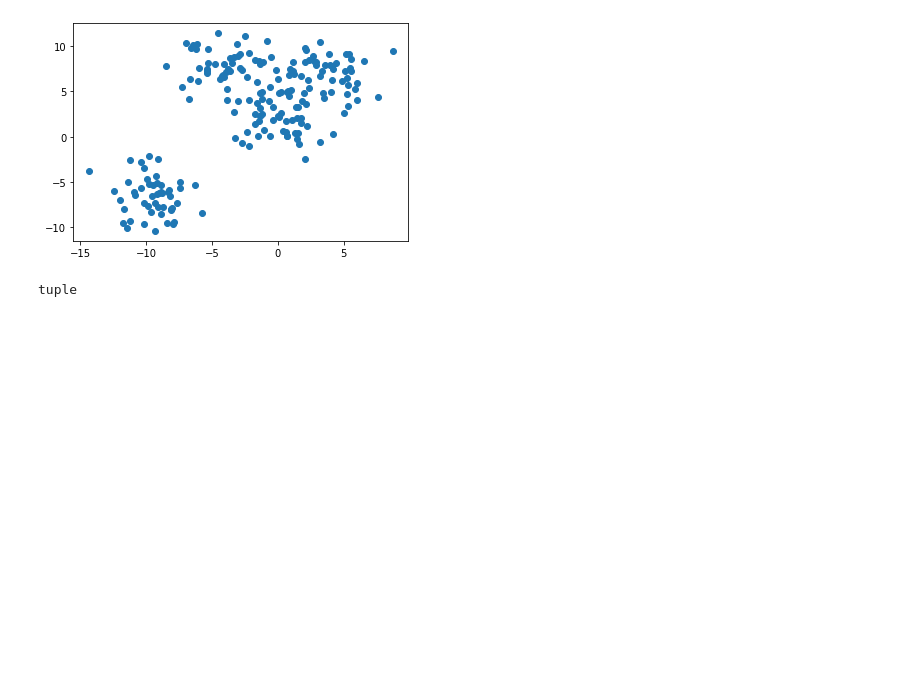
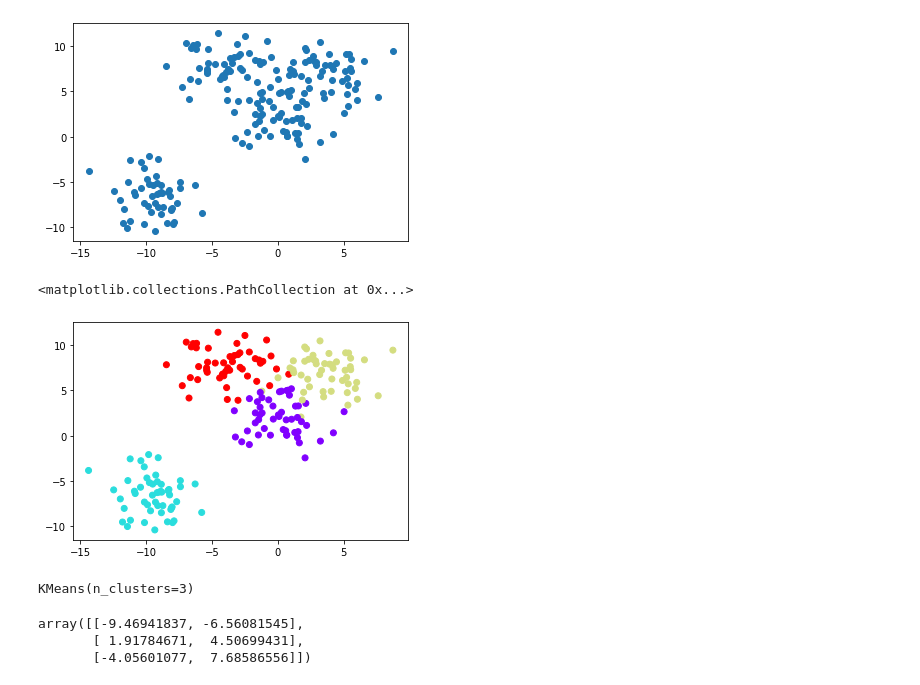
Before and after one commit to dhruvsahu/Jupyter-Notebooks, a Jupyter notebook: K_Means_Clustering.ipynb, the cells around one changed output. Saved outputs shown, nothing was run; the diff lists cells and outputs as text; code cells hidden in the pictures; blank space fills up the shorter version.

```diff
--- a/K_Means_Clustering.ipynb
+++ b/K_Means_Clustering.ipynb
@@ -13,7 +13,8 @@ plt.scatter(data[0][:,0],data[0][:,1])
 # %% [output]
 <matplotlib.collections.PathCollection at 0x...>
 [figure]
-# %%
-type(data)
-# %% [output]
-tuple
+# %%
+plt.scatter(data[0][:,0],data[0][:,1],c=data[1],cmap='rainbow')
+# %% [output]
+<matplotlib.collections.PathCollection at 0x...>
+[figure, added]
@@ -19,0 +25,10 @@ tuple
+# %%
+kmeans.fit(data[0])
+# %% [output]
+KMeans(n_clusters=3)
+# %%
+kmeans.cluster_centers_
+# %% [output]
+array([[-9.46941837, -6.56081545],
+       [ 1.91784671,  4.50699431],
+       [-4.05601077,  7.68586556]])
```
Also changed, not shown: parts of 4 cells of this notebook.
